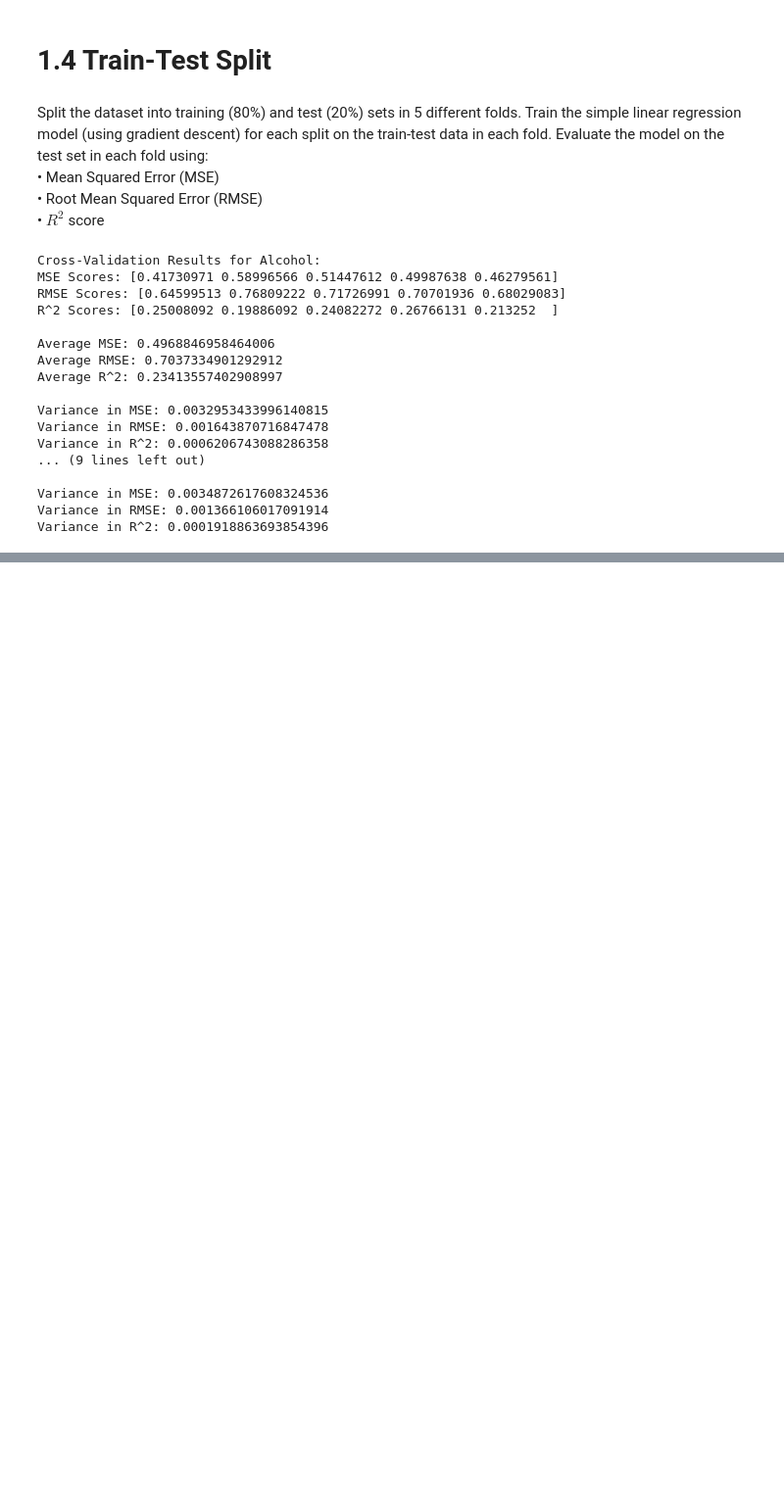
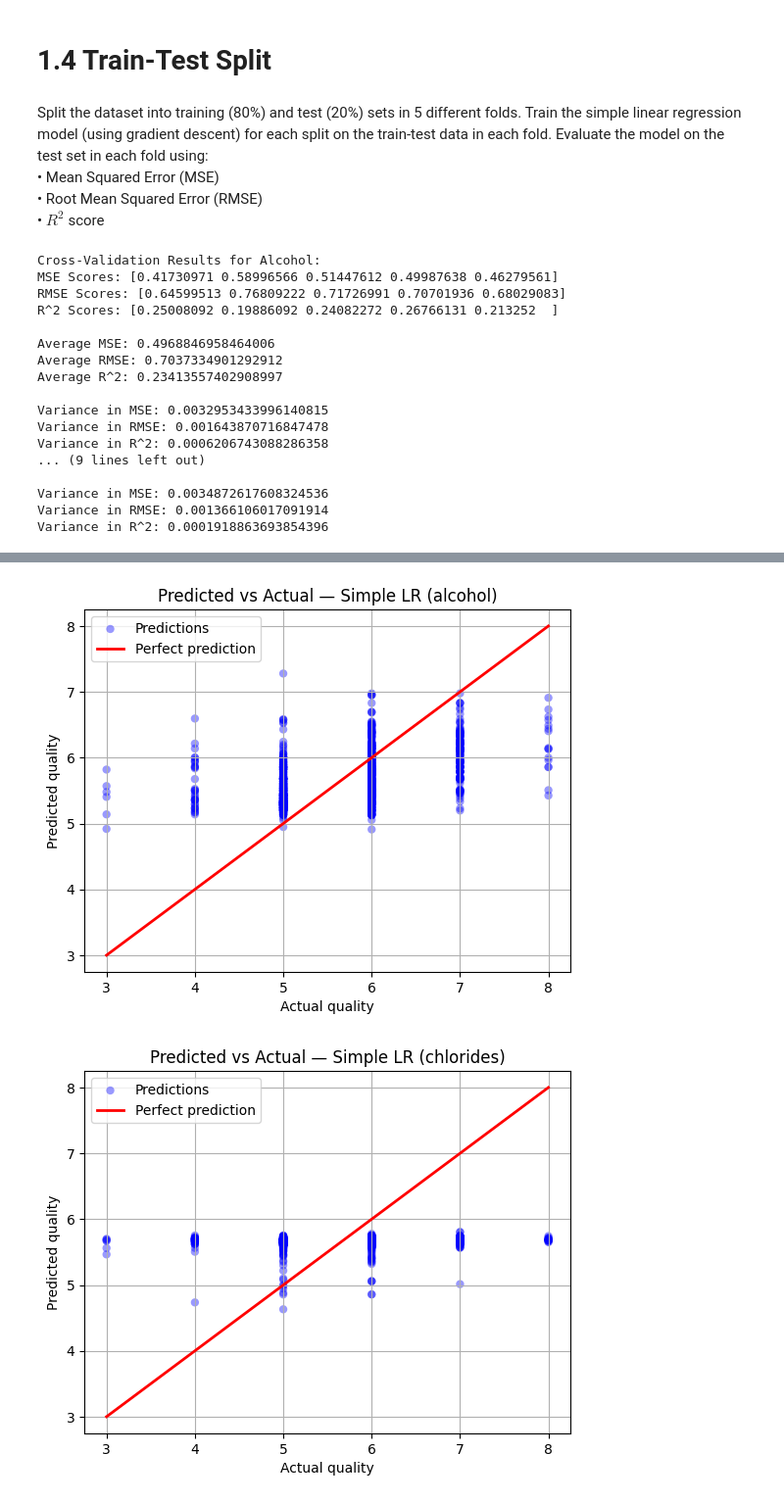
Before and after one commit to HansErikLima/mandatory_assignment-1_machine_learning, a Jupyter notebook: Oblig_1.ipynb, the cells around one changed output, grey strips where cells are left out. Shown: that part at 98% size. Drawn from its saved outputs; the diff is of its cells as text; code cells hidden in the pictures; blank space fills up the shorter version.

```diff
--- a/Oblig_1.ipynb
+++ b/Oblig_1.ipynb
@@ -465,0 +567,55 @@ Alcohol is however the better indicator and model since it has a higher $r^2$ an
+# %%
+# Q1.5.3 – Comparison Plot (Predicted vs Actual)
+# We only need one of the required plots, so we will use Predicted vs Actual.
+# This plot shows how well the model predictions match the actual wine quality.
+# This block is self-contained and does not depend on earlier code.
+
+# Feature sets
+X_alcohol   = wine_data[["alcohol"]].values
+X_chlorides = wine_data[["chlorides"]].values
+X_all       = wine_data.drop(columns=["quality", "Id"]).values
+y           = wine_data["quality"].values
+
+# Pipeline: scale + linear regression with SGD
+pipeline = make_pipeline(
+    StandardScaler(),
+    SGDRegressor(
+        max_iter=1000,
+        tol=1e-5,
+        penalty=None,
+        eta0=0.01,
+        random_state=42
+    )
+)
+
+# Cross-validation setup: 5 folds with shuffling
+cv = KFold(n_splits=5, shuffle=True, random_state=42)
+
+# Function to plot Predicted vs Actual
+def predicted_vs_actual(X, y, title):
+
+    # Get out-of-fold predictions
+    y_pred = cross_val_predict(pipeline, X, y, cv=cv)
+
+    # Scatter plot of actual vs predicted
+    plt.figure()
+    plt.scatter(y, y_pred, alpha=0.4, color="blue", edgecolor="none", label="Predictions")
+
+    # Diagonal line for perfect prediction
+    y_min, y_max = y.min(), y.max()
+    plt.plot([y_min, y_max], [y_min, y_max], color="red", linewidth=2, label="Perfect prediction")
+
+    plt.xlabel("Actual quality")
+    plt.ylabel("Predicted quality")
+    plt.title(f"Predicted vs Actual — {title}")
+    plt.grid(True)
+    plt.legend()
+    plt.show()
+
+# Run plots for each model
+predicted_vs_actual(X_alcohol, y, "Simple LR (alcohol)")
+predicted_vs_actual(X_chlorides, y, "Simple LR (chlorides)")
+predicted_vs_actual(X_all, y, "Multiple LR (all features)")
+# %% [output]
+[figure, added]
+[figure, added]
```
Also changed, not shown: parts of 30 cells of this notebook.
